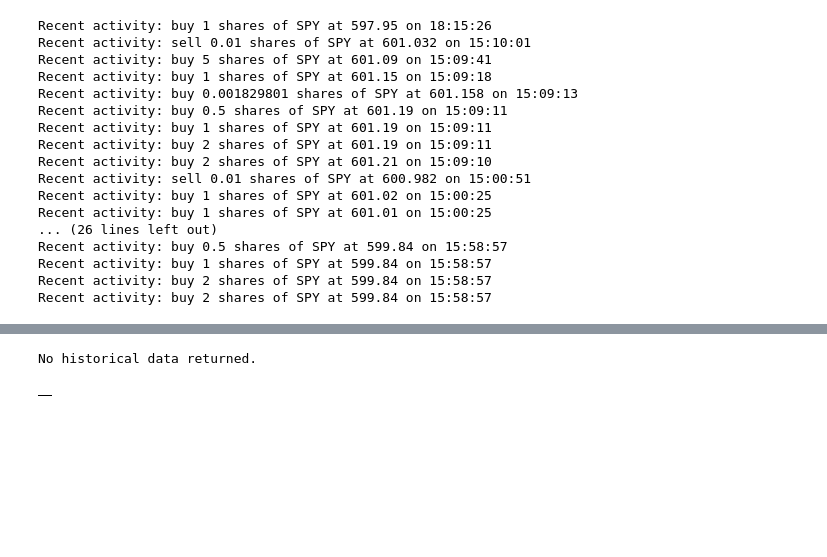
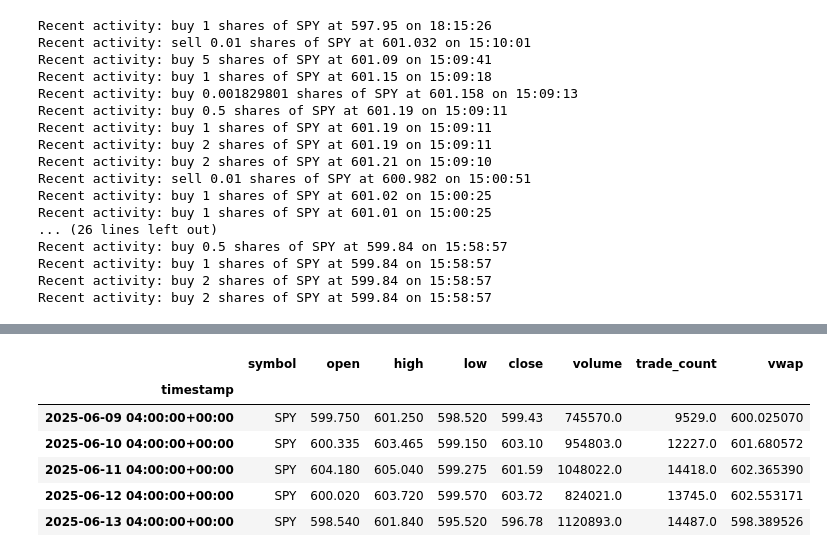
Before and after one commit to gareytwin1/alpaca-finance-lab, a Jupyter notebook: stocks/trading_bot.ipynb, the cells around one changed output, grey strips where cells are left out. Saved outputs shown, nothing was run; the diff lists cells and outputs as text; code cells hidden in the pictures; blank space fills up the shorter version.

```diff
--- a/stocks/trading_bot.ipynb
+++ b/stocks/trading_bot.ipynb
@@ -268,11 +252,12 @@ Order ID: 555c6275-58fa-4198-bbda-c9528b4d41fa, Symbol: SPY, Qty: 1, Side: sell,
 Order ID: 369cbc94-1b11-4e5c-a2ce-ad75953d8741, Symbol: SPY, Qty: 1, Side: sell, Type: limit, Status: new
 Order ID: 343d60be-a83d-4d2d-b552-b440d9050589, Symbol: SPY, Qty: 1, Side: sell, Type: limit, Status: new
 # %%
-def fetch_market_clock(api):
+def fetch_market_clock(api) -> tradeapi.entity.Clock | None:
     """Fetches and prints the current market clock information."""
     try:
         clock = api.get_clock()
-        print(f"Market is currently {'open' if clock.is_open else 'closed'}. Next open: {clock.next_open}, Next close: {clock.next_close}")
+        print(f"Market is currently {'open' if clock.is_open else 'closed'}.",
+              f"Next open: {clock.next_open}, Next close: {clock.next_close}")
         return clock
     except Exception as e:
         print(f"Error fetching market clock: {e}")
@@ -287,0 +265,2 @@ Clock({   'is_open': False,
+# %%
+clock = fetch_market_clock(api)
@@ -494,15 +465,20 @@ returning: (1, 0.0)
 # %%
-def get_data(symbol, timeframe='1m', limit=30) -> pd.DataFrame:
+def get_data(symbol, timeframe='1d', limit=5) -> pd.DataFrame:
     """Fetches historical stock data and returns a DataFrame."""
     try:
         end = datetime.now(timezone.utc)
-        start = end - timedelta(minutes=limit)
-        if timeframe == '1m':
+        if timeframe == '1d':
+            start = end - timedelta(days=limit)
+            tf = TimeFrame(1, TimeFrameUnit.Day)
+        elif timeframe == '1m':
+            start = end - timedelta(minutes=limit)
             tf = TimeFrame(1, TimeFrameUnit.Minute)
         elif timeframe == '5m':
+            start = end - timedelta(minutes=5 * limit)
             tf = TimeFrame(5, TimeFrameUnit.Minute)
         else:
             raise ValueError(f"Unsupported timeframe: {timeframe}")
+
         client = get_historical_data_client()
         request_params = build_stock_bars_request(symbol, start, end, tf)
         bars = client.get_stock_bars(request_params).df
@@ -510,7 +486,6 @@ def get_data(symbol, timeframe='1m', limit=30) -> pd.DataFrame:
             print("No historical data returned.")
             return pd.DataFrame()
         bars = bars.reset_index().tail(limit)
-        print("Columns in bars:", bars.columns)  # Debug print
         if 'timestamp' not in bars.columns:
             print("No 'timestamp' column in data. Columns are:", bars.columns)
             return pd.DataFrame()
@@ -519,11 +494,20 @@ def get_data(symbol, timeframe='1m', limit=30) -> pd.DataFrame:
     except Exception as e:
         print(f"Data error: {e}")
         return pd.DataFrame()
-# %%
-df = get_data(SYMBOL, '1m', 30)
-df
-# %% [output]
-No historical data returned.
-|  |
+# %%
+df = get_data(SYMBOL, '1d', 30)
+if clock.is_open:
+    df = get_data(SYMBOL, '1m', 30)
+else:
+    df = get_data(SYMBOL, '1d', 30)
+df.tail()
+# %% [output]
+|  | symbol | open | high | low | close | volume | trade_count | vwap |
+| timestamp |  |  |  |  |  |  |  |  |
+| 2025-06-09 04:00:00+00:00 | SPY | 599.750 | 601.250 | 598.520 | 599.43 | 745570.0 | 9529.0 | 600.025070 |
+| 2025-06-10 04:00:00+00:00 | SPY | 600.335 | 603.465 | 599.150 | 603.10 | 954803.0 | 12227.0 | 601.680572 |
+| 2025-06-11 04:00:00+00:00 | SPY | 604.180 | 605.040 | 599.275 | 601.59 | 1048022.0 | 14418.0 | 602.365390 |
+| 2025-06-12 04:00:00+00:00 | SPY | 600.020 | 603.720 | 599.570 | 603.72 | 824021.0 | 13745.0 | 602.553171 |
+| 2025-06-13 04:00:00+00:00 | SPY | 598.540 | 601.840 | 595.520 | 596.78 | 1120893.0 | 14487.0 | 598.389526 |
 # %%
 # Interactive chart with plotly
```
Also changed, not shown: parts of 32 cells of this notebook.
